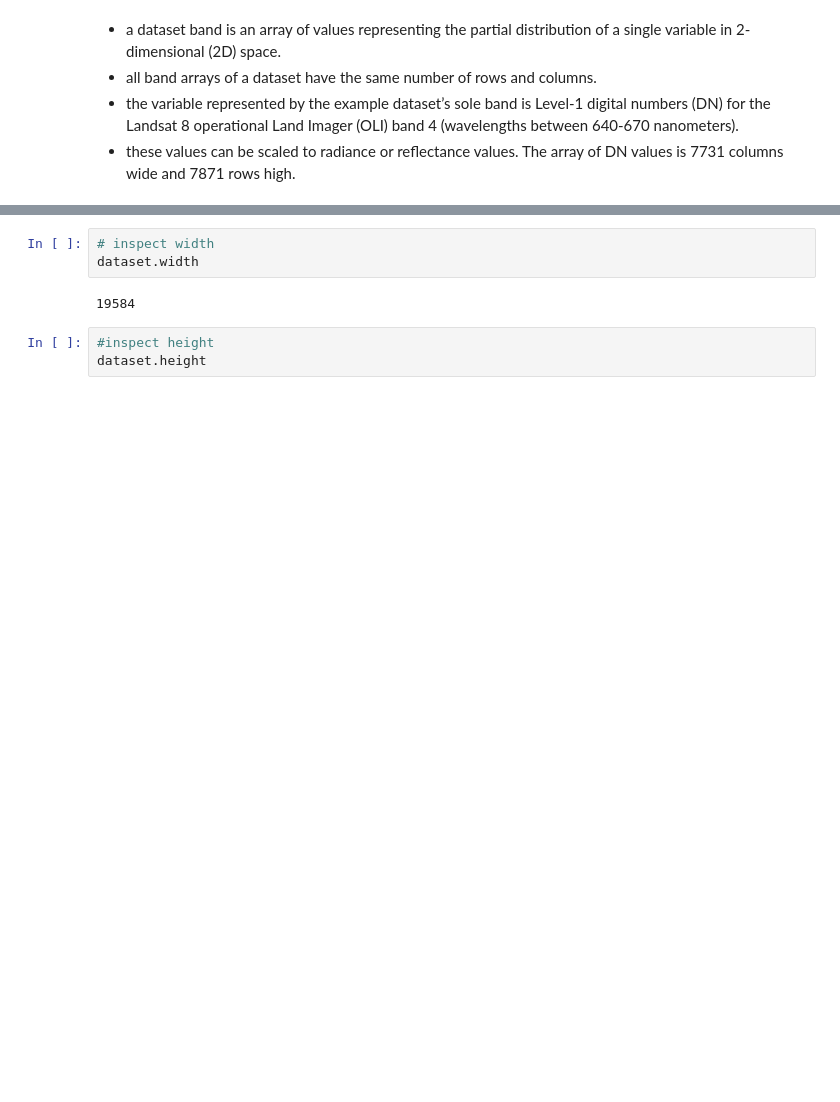
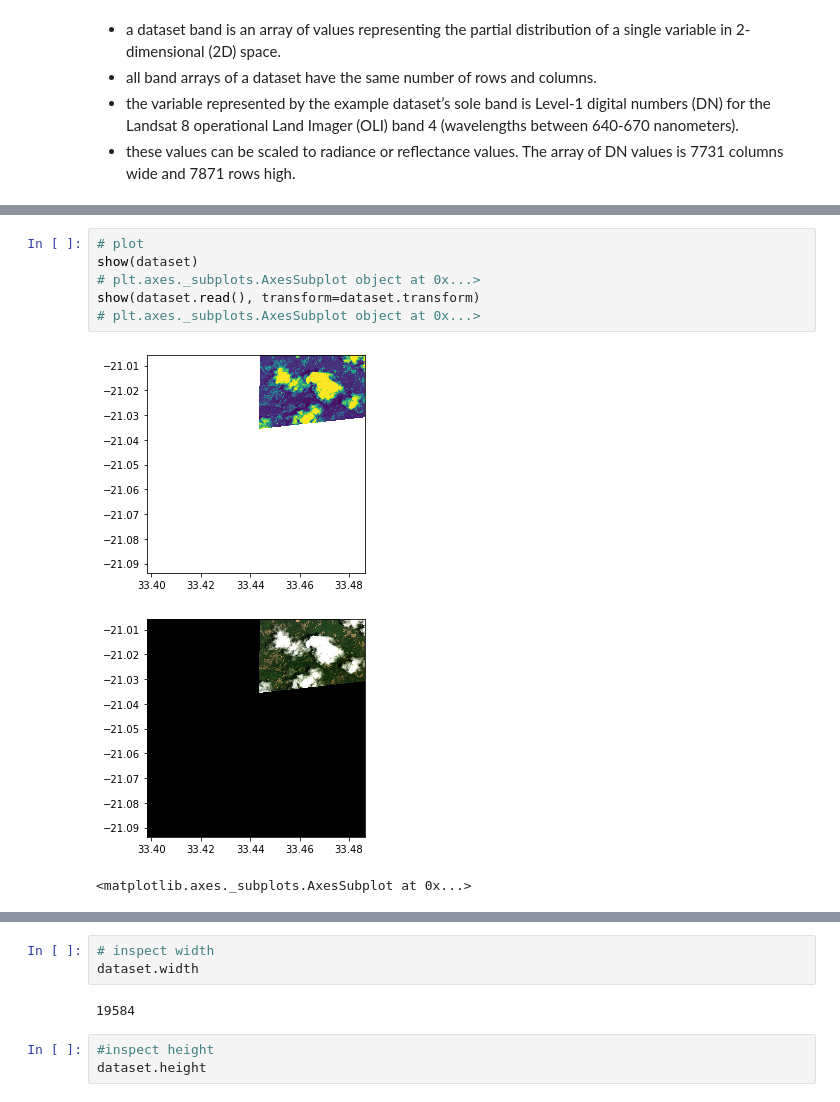
Before and after one commit to glmack/geo_mozambique, a Jupyter notebook: contributors/lee/1_data.ipynb, the cells around one changed output, grey strips where cells are left out. Cells and saved outputs as stored; diff of their text form; blank space fills up the shorter version.

```diff
--- a/contributors/lee/1_data.ipynb
+++ b/contributors/lee/1_data.ipynb
@@ -172,0 +117,10 @@ dataset = rio.open('https://opendata.digitalglobe.com/cyclone_idai/pre-event/201
+# %%
+# plot
+show(dataset)
+# plt.axes._subplots.AxesSubplot object at 0x...>
+show(dataset.read(), transform=dataset.transform)
+# plt.axes._subplots.AxesSubplot object at 0x...>
+# %% [output]
+[figure, added]
+[figure, added]
+<matplotlib.axes._subplots.AxesSubplot at 0x...>
```
Also changed, not shown: parts of 25 cells of this notebook.
